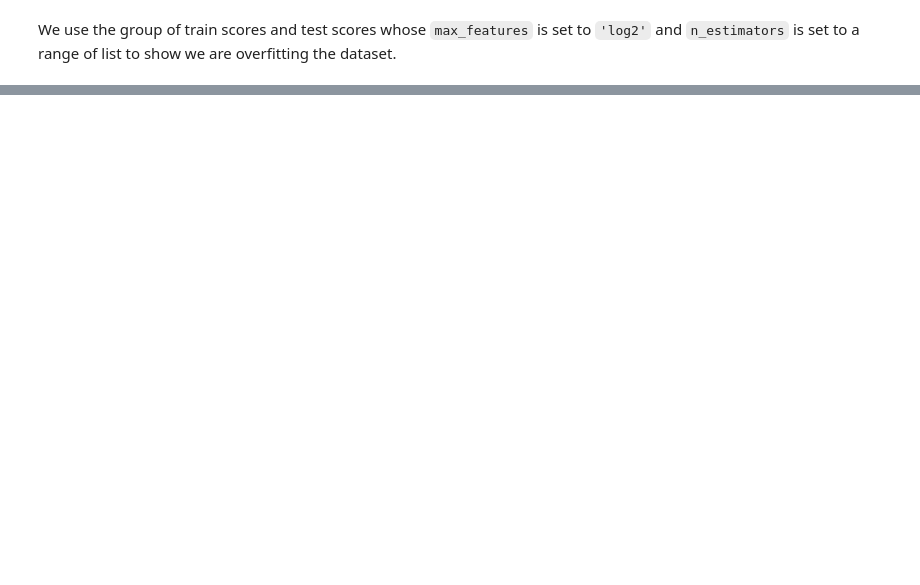
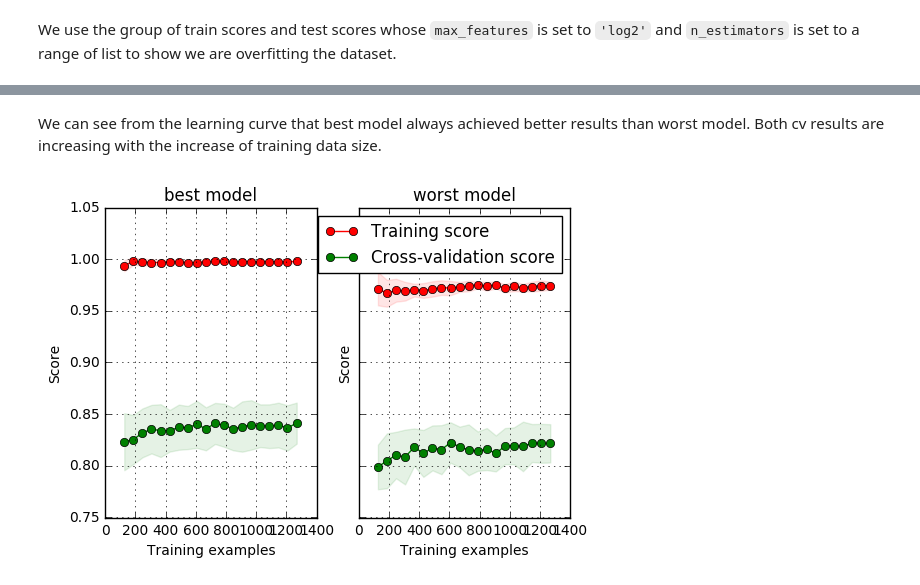
Before and after one commit to yws12/adaTest, a Jupyter notebook: HW4/hw4.ipynb, the cells around one changed output, grey strips where cells are left out. Cells and saved outputs as stored; diff of their text form; code cells hidden in the pictures; blank space fills up the shorter version.

```diff
--- a/HW4/hw4.ipynb
+++ b/HW4/hw4.ipynb
@@ -212,0 +319,43 @@ draw_cv(train, test, [i for i in range(9)], 'n_estimators')
+# %%
+from sklearn.model_selection import learning_curve
+def plot_learning_curve(ax, estimator, title, X, y, cv=None,
+                        n_jobs=1, train_sizes=np.linspace(.1, 1.0, 5)):
+    ax.set_title(title)
+    ax.set_xlabel("Training examples")
+    ax.set_ylabel("Score")
+    train_sizes, train_scores, test_scores = learning_curve(
+        estimator, X, y, cv=cv, n_jobs=n_jobs, train_sizes=train_sizes)
+    train_scores_mean = np.mean(train_scores, axis=1)
+    train_scores_std = np.std(train_scores, axis=1)
+    test_scores_mean = np.mean(test_scores, axis=1)
+    test_scores_std = np.std(test_scores, axis=1)
+    ax.grid()
+
+    ax.fill_between(train_sizes, train_scores_mean - train_scores_std,
+                     train_scores_mean + train_scores_std, alpha=0.1,
+                     color="r")
+    ax.fill_between(train_sizes, test_scores_mean - test_scores_std,
+                     test_scores_mean + test_scores_std, alpha=0.1, color="g")
+    ax.plot(train_sizes, train_scores_mean, 'o-', color="r",
+             label="Training score")
+    ax.plot(train_sizes, test_scores_mean, 'o-', color="g",
+             label="Cross-validation score")
+    return ax
+
+tx_2 = Imputer(strategy='median').fit_transform(x_2)
+# %% [markdown]
+We can see from the learning curve that best model always achieved better results than worst model. Both cv results are increasing with the increase of training data size.
+# %%
+f, (ax1, ax2) = plt.subplots(1, 2, sharey=True)
+plot_learning_curve(ax1, RandomForestClassifier(n_jobs=-1, max_depth=21, max_features='log2', n_estimators=25), 'best model',
+                    tx_2, np.array(y_2.values.tolist()),
+                    cv=ShuffleSplit(n_splits=20, test_size=0.2, train_size=0.8),
+                    n_jobs=-1, train_sizes=np.linspace(0.1, 1, 20))
+plot_learning_curve(ax2, RandomForestClassifier(n_jobs=-1, max_depth=23, max_features='sqrt', n_estimators=5), 'worst model',
+                    tx_2, np.array(y_2.values.tolist()),
+                    cv=ShuffleSplit(n_splits=20, test_size=0.2, train_size=0.8),
+                    n_jobs=-1, train_sizes=np.linspace(0.1, 1, 20))
+plt.legend(loc="best")
+plt.show()
+# %% [output]
+[figure, added]
```
Also changed, not shown: parts of 64 cells of this notebook.
